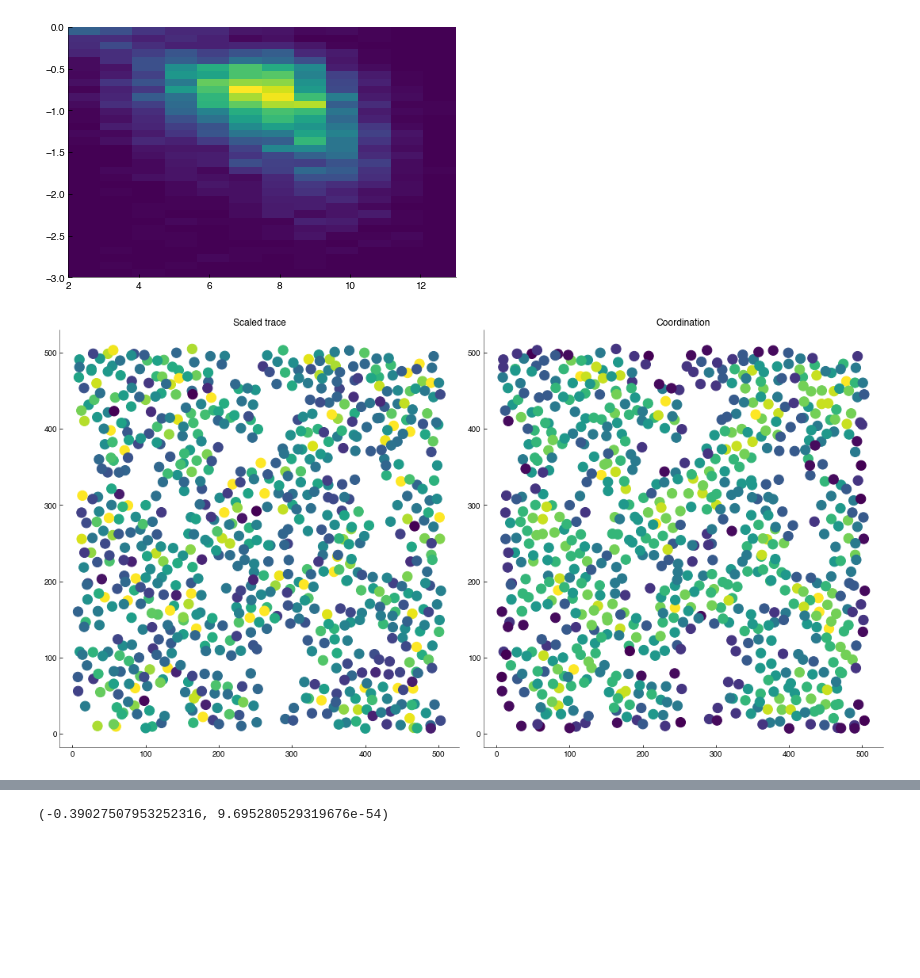
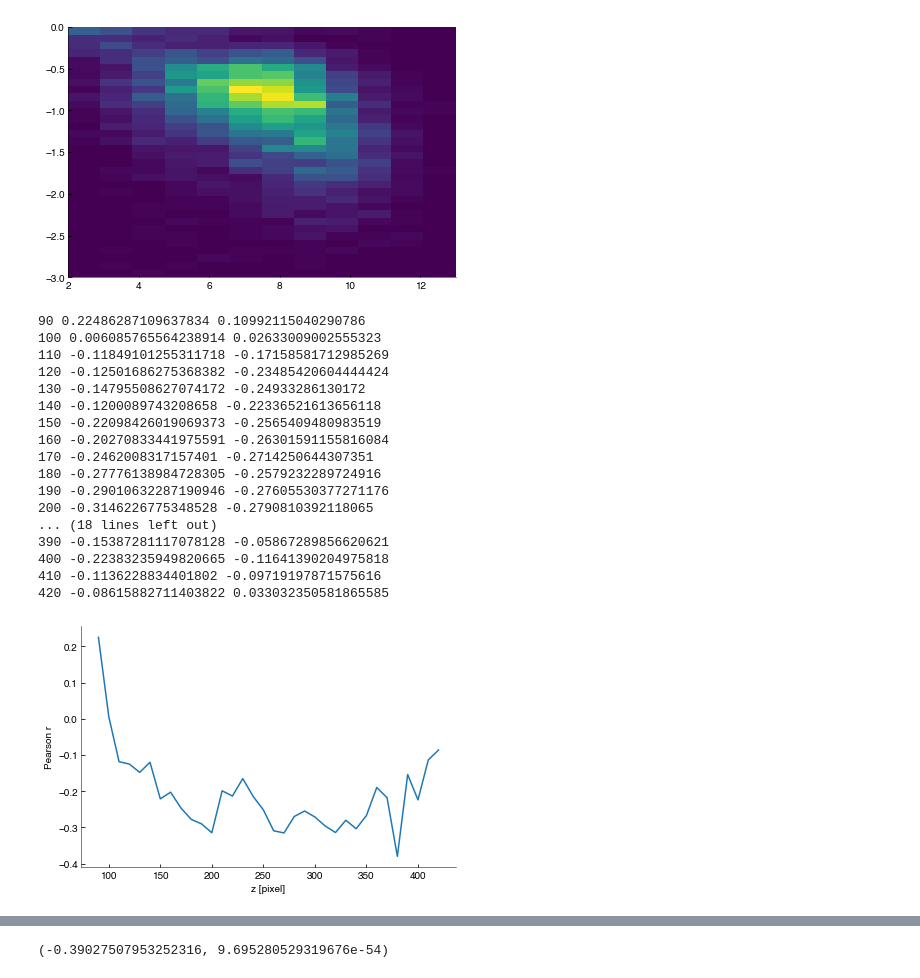
Before and after one commit to FTurci/canard-enchaine, a Jupyter notebook: Analysis.ipynb, the cells around one changed output, grey strips where cells are left out. Saved outputs shown, nothing was run; the diff lists cells and outputs as text; code cells hidden in the pictures; blank space fills up the shorter version.

```diff
--- a/Analysis.ipynb
+++ b/Analysis.ipynb
@@ -213,11 +213,5 @@ stress_path = f'data/stressTensor/{pol}/'
 major = np.loadtxt(stress_path+'major_stress.txt')
 minor = np.loadtxt(stress_path+'minor_stress.txt')
 trace = np.loadtxt(stress_path+'stress_trace.txt')
+aniso = major-minor
 pkl = pickle.load(open(stress_path+'stress_tensor.pkl', 'rb')) # a matrix for every particle
-# %%
-#guessing the criterion used by Jun
-rcut = 28
-centre_tree = cKDTree(centres.coord)
-neighs=centre_tree.query_ball_tree(centre_tree,rcut)
-coordination = np.array([len(n)-1 for n in neighs])
-print(len(coordination[coordination>1]), len(minor))
@@ -317,17 +313,56 @@ plt.ylim(-3,0);
 # %%
 xyz = centres.coord[coordination>1]
 c=coordination[coordination>1]
-select = (xyz[:,-1]>300)*(xyz[:,-1]<340)
-XYZ = xyz[select]
+
+tree = cKDTree(xyz)
+
+neighs = tree.query_ball_tree(tree, rcut)
+local_trace = np.array([np.mean(trace[n]) for n in neighs])
+local_aniso = np.array([np.mean(aniso[n]) for n in neighs])
+
+def check_slice(z, ax,row,thickness=30, markersize=80, cut=28, plot=True):
+    select = (xyz[:,-1]>z)*(xyz[:,-1]<z+thickness)
+    XYZ = xyz[select]
+
+    pearsonr = scipy.stats.pearsonr(local_trace[select],c[select])[0]
+    pearsonr_trace = scipy.stats.pearsonr(trace[select],c[select])[0]
+
+    if plot:
+        ax[row,0].scatter(XYZ[:,0],XYZ[:,1],c=-(trace[select]-trace[select].mean())/trace[select].std(),s=markersize,vmin=-2,vmax=2);
+        ax[row,1].scatter(XYZ[:,0],XYZ[:,1],c=(c[select]-c[select].mean())/c[select].std(),s=markersize,vmin=-2,vmax=2);
+        ax[row,0].set_title(f'z={z} Scaled trace')
+        ax[row,1].set_title(f'z={z} Coordination, pearsonr={pearsonr}')
+
+    print(z, pearsonr,pearsonr_trace)
+    return pearsonr
+zs = [200,250,300,350]
+zs = np.arange(90,430, 10)
+# fig, ax= plt.subplots(len(zs),2, figsize=(13,4*len(zs)))
+pr = []
+for i,z in enumerate(zs):
+    pr.append(check_slice(z,ax,i, plot=False, cut=28))
 
 
-
-fig, ax= plt.subplots(1,2, figsize=(15,8))
-Size=150
-ax[0].scatter(XYZ[:,0],XYZ[:,1],c=-(trace[select]-trace[select].mean())/trace[select].std(),s=Size,vmin=-2,vmax=2);
-ax[1].scatter(XYZ[:,0],XYZ[:,1],c=(c[select]-c[select].mean())/c[select].std(),s=Size,vmin=-2,vmax=2);
-ax[0].set_title('Scaled trace')
-ax[1].set_title('Coordination')
-plt.savefig('figs/traceVScoordination.png')
+plt.plot(zs,pr)
+plt.ylabel('Pearson r')
+plt.xlabel('z [pixel]')
+plt.savefig('figs/pearson_profile.png')
 # %% [output]
+90 0.22486287109637834 0.10992115040290786
+100 0.006085765564238914 0.02633009002555323
+110 -0.11849101255311718 -0.17158581712985269
+120 -0.12501686275368382 -0.23485420604444424
+130 -0.14795508627074172 -0.24933286130172
+140 -0.1200089743208658 -0.22336521613656118
+150 -0.22098426019069373 -0.2565409480983519
+160 -0.20270833441975591 -0.26301591155816084
+170 -0.2462008317157401 -0.2714250644307351
+180 -0.27776138984728305 -0.2579232289724916
+190 -0.29010632287190946 -0.27605530377271176
+200 -0.3146226775348528 -0.2790810392118065
+... (18 lines left out)
+390 -0.15387281117078128 -0.05867289856620621
+400 -0.22383235949820665 -0.11641390204975818
+410 -0.1136228834401802 -0.09719197871575616
+420 -0.08615882711403822 0.033032350581865585
-[figure, old version]
+[figure, new version]
```
Also changed, not shown: parts of 11 cells of this notebook, 4 other files.
